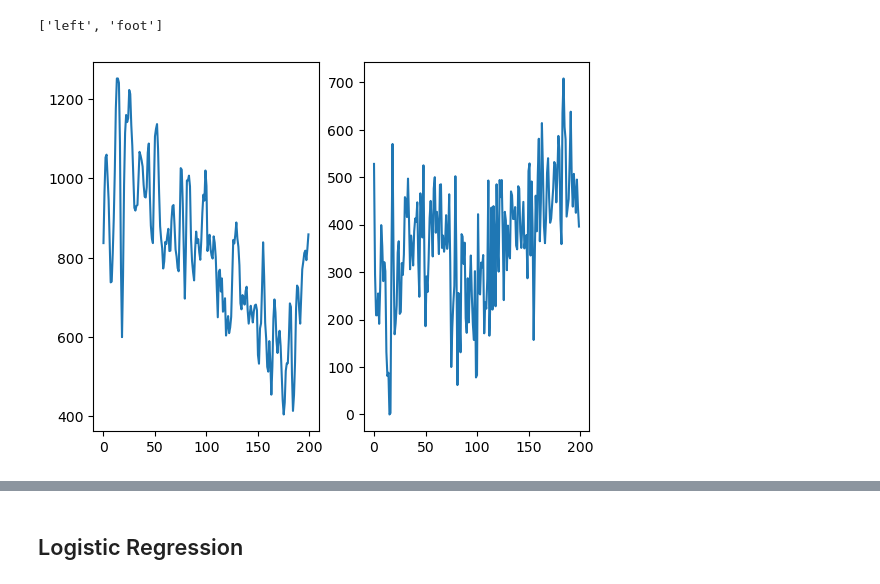
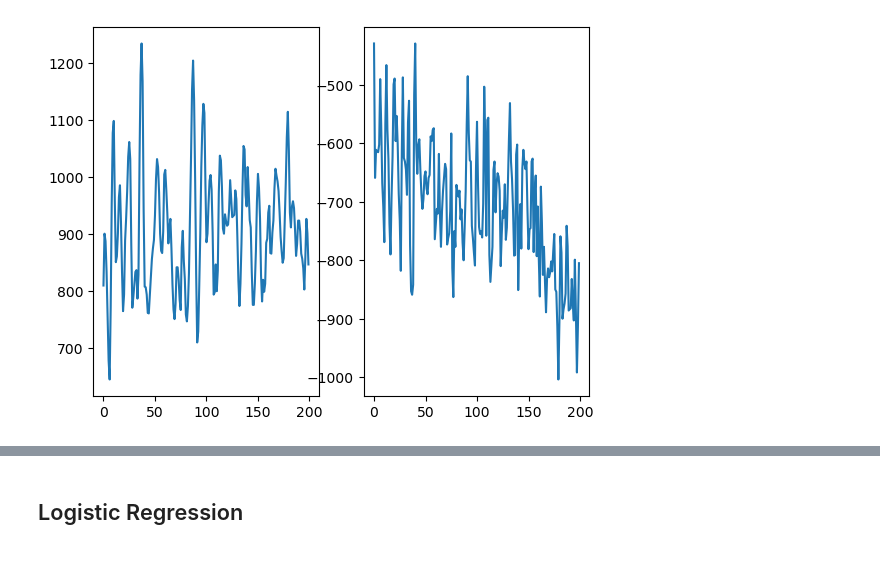
Before and after one commit to javadkavian/EEG_motor_imagery_analysis, a Jupyter notebook: src/main.ipynb, the cells around one changed output, grey strips where cells are left out. Saved outputs shown, nothing was run; the diff lists cells and outputs as text; code cells hidden in the pictures.

```diff
--- a/src/main.ipynb
+++ b/src/main.ipynb
@@ -10,19 +10,13 @@ from filter  import Filter
 from sklearn.model_selection import train_test_split
 # %%
 file_path_1 = "../BCICIV_1_mat/BCICIV_calib_ds1a"
+data = EEGDataset(file_path_1, start_window=0, end_window=2)
-# %%
-data = loadmat(file_path_1)
-[x[0] for x in data['nfo']['classes'][0][0][0]]
-# %% [output]
-['left', 'foot']
-# %%
-data = EEGDataset(file_path_1, 2)
 # %%
 transformed = Filter.laplacian_filter(data)
 plt.subplot(1, 2, 1)
-plt.plot(data.trials[10][20])
+plt.plot(data.trials[100][20])
 plt.subplot(1, 2, 2)
-plt.plot(transformed[10][20])
+plt.plot(transformed[100][20])
 plt.show()
 # %% [output]
-[figure, old version]
+[figure, new version]
```
Also changed, not shown: parts of 19 cells of this notebook, 2 other files.
